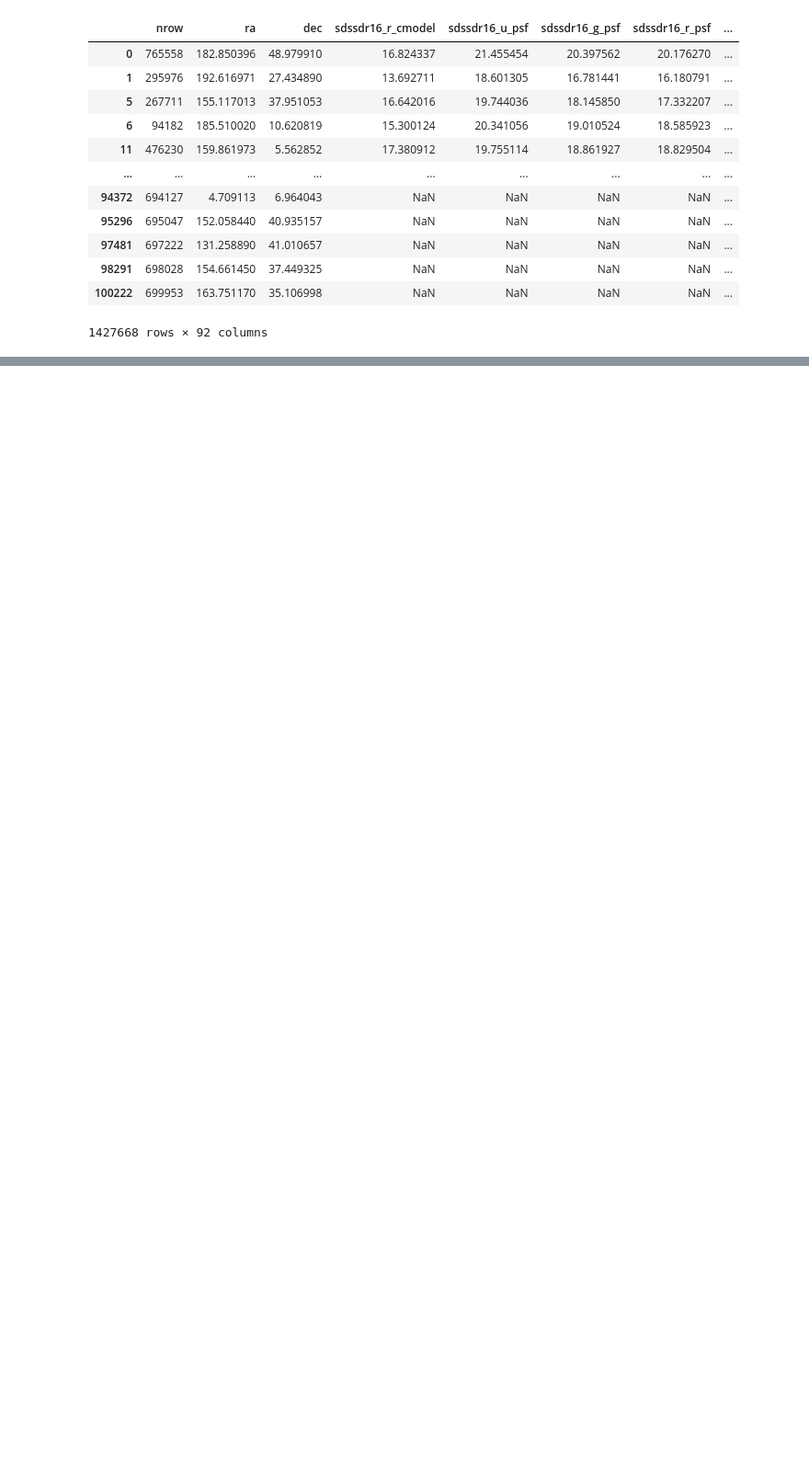
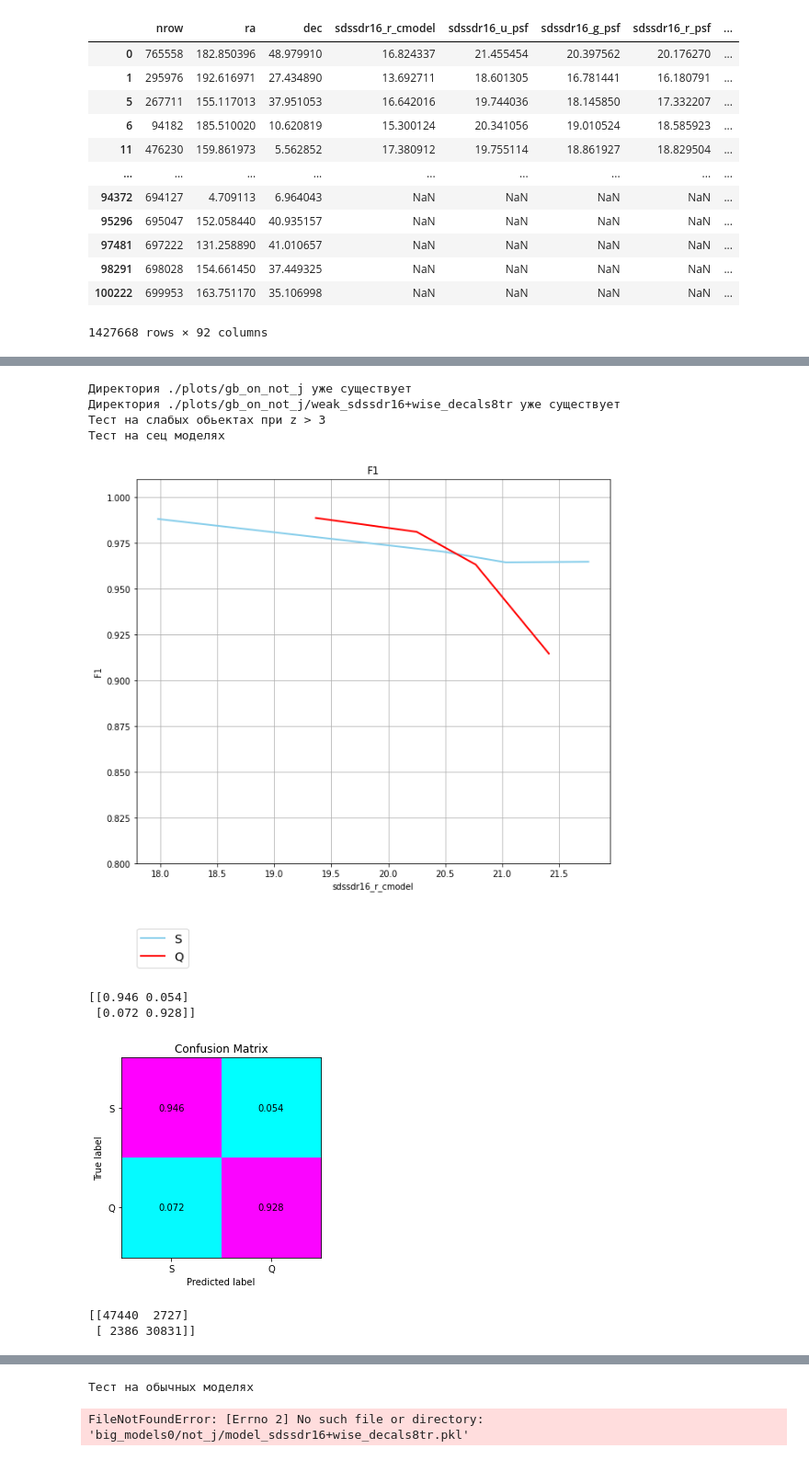
Before and after one commit to NadezhdaMalysheva/Scientific-work, a Jupyter notebook: S-G-Q_DESI+PanSTARRS+SDSS+WISE+J_UHS/Строим графики.ipynb, the cells around one changed output, grey strips where cells are left out. Shown at 92% size. Saved outputs shown, nothing was run; the diff lists cells and outputs as text; code cells hidden in the pictures; blank space fills up the shorter version.

```diff
--- a/S-G-Q_DESI+PanSTARRS+SDSS+WISE+J_UHS/Строим графики.ipynb
+++ b/S-G-Q_DESI+PanSTARRS+SDSS+WISE+J_UHS/Строим графики.ipynb
@@ -1047,0 +1227,6 @@ interesno
+# %%
+rec = {}
+rec['z>3'] = pd.DataFrame([], columns=['Model', '%TP', '%TN', '%FP', '%FN', 'T', 'N'])
+rec['z>4'] = pd.DataFrame([], columns=['Model', '%TP', '%TN', '%FP', '%FN', 'T', 'N'])
+rec['z>5'] = pd.DataFrame([], columns=['Model', '%TP', '%TN', '%FP', '%FN', 'T', 'N'])
+rec
@@ -1047,0 +1325,8 @@ interesno
+# %%
+for i, r in rec.items():
+
+    print(r)
+    rec[i] = r.set_index('Model')
+    print(r)
+
+rec
@@ -1047,0 +1376,63 @@ interesno
+# %%
+for i in [3, 4, 5]:
+    df = pd.read_pickle(f'./data/{i}weak.pkl_gz', compression='gzip')
+    df1 = df.loc[df['fold'] == 0]
+    df2 = df.loc[df['fold'] == 1]
+    model = 'gb'
+    weak = f'{i}weak'
+
+    for data in ['not_j']:
+
+        import os
+        path = f"./plots/{model}_on_{data}"
+
+        try:
+                os.makedirs(path)
+        except FileExistsError:
+            print("Директория %s уже существует" % path)
+        except OSError:
+                print ("Создать директорию %s не удалось" % path)
+                exit()
+
+        for overview in ["sdssdr16+wise_decals8tr"]:#f[data].keys():
+            path = f"./plots/{model}_on_{data}/weak_{overview}"
+            try:
+                    os.makedirs(path)
+            except FileExistsError:
+                print("Директория %s уже существует" % path)
+            except OSError:
+                    print("Создать директорию %s не удалось" % path)
+                    exit()
+
+            df11 = df1[[column]+f[data][overview]+['class']].dropna()
+            df22 = df2[[column]+f[data][overview]+['class']].dropna()
+
+            print(f'Тест на слабых обьектах при z > {i}')
+            print('Тест на сец моделях')
+
+            model1, robust1 = joblib.load(weak+'/models0/'+ data +'/model_'+overview+'.pkl'), joblib.load(weak+'/models0/'+ data +'/'+overview+'_robust_for_gb.pkl')
+            model2, robust2 = joblib.load(weak+'/models1/'+ data +'/model_'+overview+'.pkl'), joblib.load(weak+'/models1/'+ data +'/'+overview+'_robust_for_gb.pkl')
+
+            Recall_plot(df11, df22, model1, model2, robust1, robust2, column, f'{path}/{overview}_{model}_', data=data)
+            Confusion_Matrix(df11, df22, model1, model2, robust1, robust2, column, None, data=data, norm=True)
+            Confusion_Matrix(df11, df22, model1, model2, robust1, robust2, column, None, data=data, norm=False)
+
+            print('Тест на обычных моделях')
+
+            model1, robust1 = joblib.load('big_models0/'+ data +'/model_'+overview+'.pkl'), joblib.load('big_models0/'+ data +'/'+overview+'_robust_for_gb.pkl')
+            model2, robust2 = joblib.load('big_models1/'+ data +'/model_'+overview+'.pkl'), joblib.load('big_models1/'+ data +'/'+overview+'_robust_for_gb.pkl')
+
+            Recall_plot(df11, df22, model1, model2, robust1, robust2, column, f'{path}/{overview}_{model}_', data=data)
+            Confusion_Matrix(df11, df22, model1, model2, robust1, robust2, column, None, data=data, norm=True)
+            Confusion_Matrix(df11, df22, model1, model2, robust1, robust2, column, None, data=data, norm=False)
+# %% [output]
+Директория ./plots/gb_on_not_j уже существует
+Директория ./plots/gb_on_not_j/weak_sdssdr16+wise_decals8tr уже существует
+Тест на слабых обьектах при z > 3
+Тест на сец моделях
+[figure, added]
+[[0.946 0.054]
+ [0.072 0.928]]
+[figure, added]
+[[47440  2727]
+ [ 2386 30831]]
@@ -1047,0 +1440,2 @@ interesno
+Тест на обычных моделях
+FileNotFoundError: [Errno 2] No such file or directory: 'big_models0/not_j/model_sdssdr16+wise_decals8tr.pkl'
```
Also changed, not shown: parts of 15 cells of this notebook, 1 other file.
